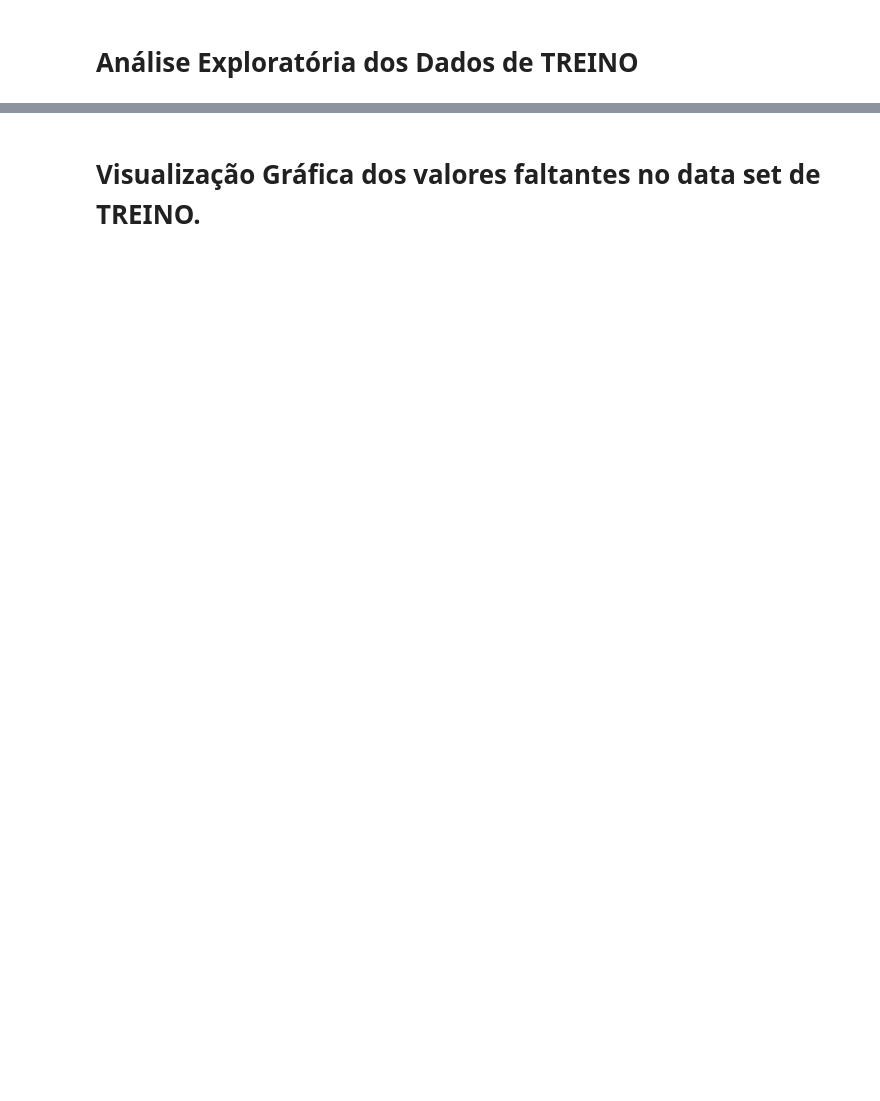
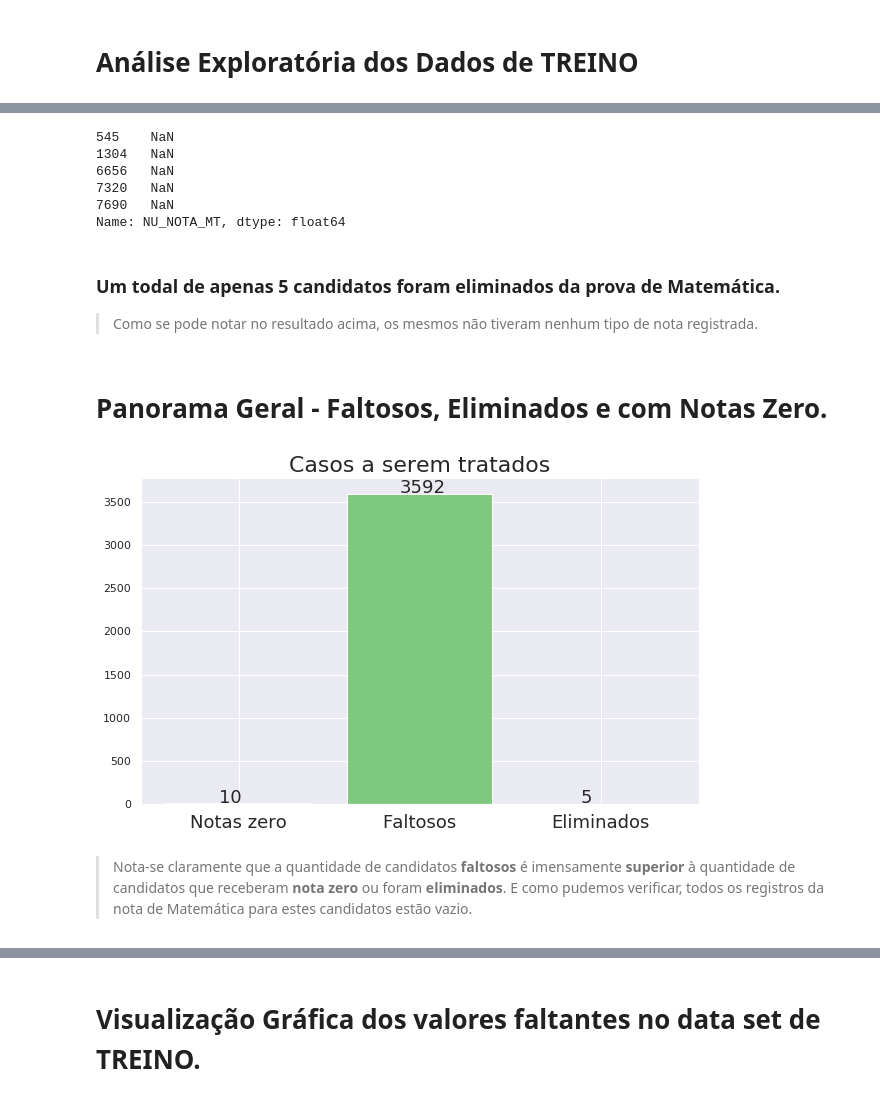
Before and after one commit to Diegohluiz/Desafios-DataScience-Codenation, a Jupyter notebook: Desafio Semana 8/main.ipynb, the cells around one changed output, grey strips where cells are left out. Cells and saved outputs as stored; diff of their text form; code cells hidden in the pictures; blank space fills up the shorter version.

```diff
--- a/Desafio Semana 8/main.ipynb
+++ b/Desafio Semana 8/main.ipynb
@@ -342,0 +293,4 @@ dtype: int64
+# %%
+# Verificando os outliers inferiores no nosso Data Frame.
+notas_zero = df_train.query("NU_NOTA_MT == 0")
+notas_zero
@@ -342,0 +369,4 @@ dtype: int64
+# %%
+faltosos = df_train.query(f"TP_PRESENCA_MT == {presenca['faltou']}")
+
+print(f"{faltosos.shape[0]} candidatos recerberam falta na prova de Matemática.")
@@ -342,0 +406,33 @@ dtype: int64
+# %%
+eliminados = df_train.query(f"TP_PRESENCA_MT == {presenca['eliminado']}")
+eliminados["NU_NOTA_MT"]
+# %% [output]
+545    NaN
+1304   NaN
+6656   NaN
+7320   NaN
+7690   NaN
+Name: NU_NOTA_MT, dtype: float64
+# %% [markdown]
+### Um todal de apenas **5 candidatos** foram **eliminados** da prova de Matemática.
+
+> Como se pode notar no resultado acima, os mesmos não tiveram nenhum tipo de nota registrada.
+# %% [markdown]
+# Panorama Geral  - Faltosos, Eliminados e com Notas Zero.
+# %%
+# Gráfico de contagem de notas zero, faltosos e cadidatos eliminados.
+plt.figure(figsize=(10, 6))
+plt.bar(x=["Notas zero", "Faltosos", "Eliminados"], height=[len(notas_zero), len(faltosos), len(eliminados)])
+plt.title("Casos a serem tratados", fontsize=22)
+plt.xticks(fontsize=18)
+
+situacoes = (notas_zero, faltosos, eliminados)
+for i in range(3):
+    plt.annotate(f"{len(situacoes[i])}", (i-0.11, len(situacoes[i])+10), fontsize=18)
+
+plt.grid(True)
+plt.show()
+# %% [output]
+[figure, added]
+# %% [markdown]
+> Nota-se claramente que a quantidade de candidatos **faltosos** é imensamente **superior** à quantidade de candidatos que receberam **nota zero** ou foram **eliminados**. E como pudemos verificar, todos os registros da nota de Matemática para estes candidatos estão vazio.
```
Also changed, not shown: parts of 136 cells of this notebook.
